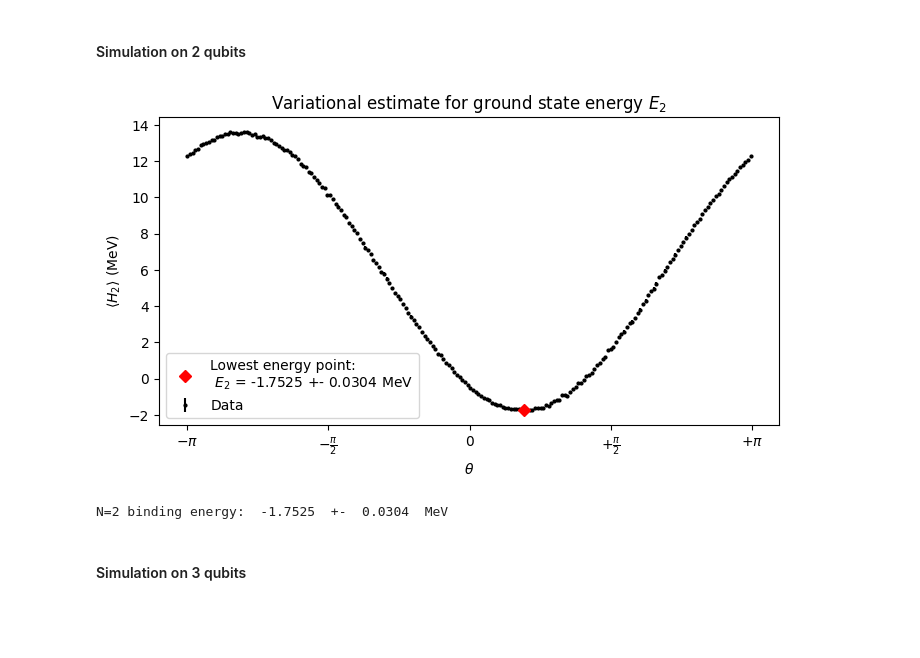
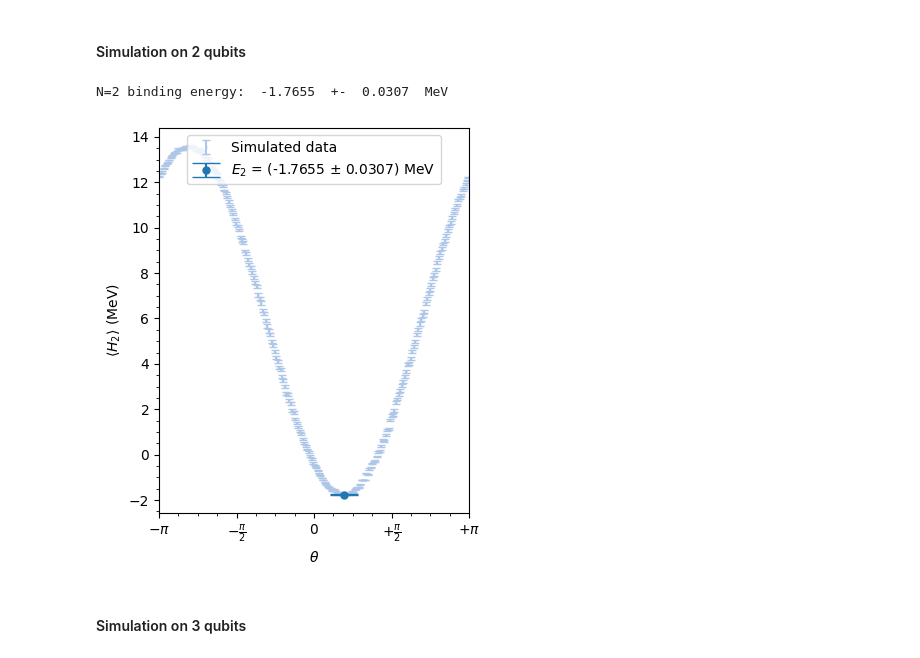
Before and after one commit to diegoscantam/2qubits, a Jupyter notebook: deuteron.ipynb, the cells around one changed output. Saved outputs shown, nothing was run; the diff lists cells and outputs as text; code cells hidden in the pictures; blank space fills up the shorter version.

```diff
--- a/deuteron.ipynb
+++ b/deuteron.ipynb
@@ -327,29 +336,24 @@ for kk in range(0, len(theta)):
     qc2_ZZ = qc2.compose(qc_meas_ZZ)
     qc2_YY = qc2.compose(qc_meas_YY)
     qc2_XX = qc2.compose(qc_meas_XX)
-    qc2_Bell = qc2.compose(qc_meas_Bell)
 
     # Transpile for simulator
     comp_qc2_ZZ = transpile(qc2_ZZ, simulator)
     comp_qc2_YY = transpile(qc2_YY, simulator)
     comp_qc2_XX = transpile(qc2_XX, simulator)
-    comp_qc2_Bell = transpile(qc2_Bell, simulator)
     # Run and get counts
-    job_ZZ = simulator.run(comp_qc2_ZZ, shots = shots)#.result()
-    job_YY = simulator.run(comp_qc2_YY, shots = shots)#.result()
-    job_XX = simulator.run(comp_qc2_XX, shots = shots)#.result()
-    job_Bell = simulator.run(comp_qc2_Bell, shots = shots)#.result()
+    job_ZZ = simulator.run(comp_qc2_ZZ, shots = shots)
+    job_YY = simulator.run(comp_qc2_YY, shots = shots)
+    job_XX = simulator.run(comp_qc2_XX, shots = shots)
 
     counts_ZZ =   job_ZZ.result().get_counts(comp_qc2_ZZ)
     counts_YY =   job_YY.result().get_counts(comp_qc2_YY)
     counts_XX =   job_XX.result().get_counts(comp_qc2_XX)
-    counts_Bell = job_Bell.result().get_counts(comp_qc2_Bell)
 
     # Check keys
     check_counts_2(counts_ZZ)
     check_counts_2(counts_YY)
     check_counts_2(counts_XX)
-    check_counts_2(counts_Bell)
 
     # Calculate expectation values
     exp_IZ = (counts_ZZ['10'] + counts_ZZ['00'] - counts_ZZ['11'] - counts_ZZ['01'])/shots
@@ -357,45 +361,47 @@ for kk in range(0, len(theta)):
     exp_XX = (counts_XX['00'] + counts_XX['11'] - counts_XX['01'] - counts_XX['10'])/shots
     exp_YY = (counts_YY['00'] + counts_YY['11'] - counts_YY['01'] - counts_YY['10'])/shots
     exp_ZZ = (counts_ZZ['00'] + counts_ZZ['11'] - counts_ZZ['01'] - counts_ZZ['10'])/shots
-    exp_XX_YY = counts_Bell['10']/shots
 
     exp_val_2[kk] = 0.218291*exp_IZ - 6.125*exp_ZI + 5.906709 -2.143304*(exp_XX + exp_YY)
 
     # Calculate variance as <H^2> -<H>^2
     var_counts = 5.906709**2 + 2*5.906709*0.218291*exp_IZ +\
                     (-2)*5.906709*6.125*exp_ZI -2*2.143304*5.906709*(exp_XX + exp_YY) +\
                     0.218291**2 - 2*0.218291*6.125*exp_ZZ + 6.125**2 + 2*(2.143304**2) - exp_val_2[kk]*exp_val_2[kk]
     std_counts = np.sqrt(np.abs(var_counts))
     dexp_val_2[kk]= std_counts/np.sqrt(shots)
 
 # Lowest trial energy for <H_2>
 E_2 = exp_val_2.min()
 dE_2= dexp_val_2[np.where(exp_val_2 == E_2)][0].astype(E_2)
+print('N=2 binding energy: ', round(E_2,4), ' +- ', round(dE_2,4), ' MeV')
 
 # Plot of energy as a function of theta  <H_2>(theta)
 # Plot style options
-w = 8
-h = 4
+cmap = plt.get_cmap('tab20')
+w = 4
+h = 5
 fontsize = 12
-lbl = 'Lowest energy point:\n $E_2$ = ' + str(round(E_2,4)) + ' +- ' + str(round(dE_2,4)) + ' MeV'
+lbl = '$E_2$ = (' + str(round(E_2,4)) + ' $\pm$ ' + str(round(dE_2,4)) + ') MeV'
 fig = plt.figure(figsize=(w,h))
 ax = fig.add_subplot(111)
-ax.errorbar(theta, exp_val_2, yerr = dexp_val_2, color = 'black', fmt="o", ms=2, label = 'Data')
-plt.plot(theta[np.where(exp_val_2 == E_2)[0]], E_2,'D', zorder = 3,  color = 'red', label = lbl )
+ax.errorbar(theta, exp_val_2, yerr = dexp_val_2, color = cmap(1), fmt="o", ms=0.5, capsize = 3, label = 'Simulated data')
+ax.errorbar(theta[np.where(exp_val_2 == E_2)[0]], E_2, yerr = dE_2, color = cmap(0), fmt="o",zorder=5, ms=5, capsize = 10, label = lbl)
+#plt.plot(theta[np.where(exp_val_2 == E_2)[0]], E_2,'D', zorder = 3, ms=5,  color = cmap(0), label = lbl )
 unit = 0.5
 x_tick = np.arange(-1, +1 + unit, unit)
 x_label = [r'$-\pi $', r'$-\frac{\pi}{2}$', r'$0$', r'$+\frac{\pi}{2}$', r'$+\pi$']
+ax.set_xlim(theta.min(), theta.max())
 ax.set_xticks(x_tick * pi)
 ax.set_xticklabels(x_label, fontsize=10)
-plt.legend()
+ax.minorticks_on()
+plt.legend(loc='upper center')
 plt.xlabel("$\\theta$")
 plt.ylabel("$\\langle H_2 \\rangle$ (MeV)")
-plt.title('Variational estimate for ground state energy $E_2$')
 plt.show()
-print('N=2 binding energy: ', round(E_2,4), ' +- ', round(dE_2,4), ' MeV')
 # %% [output]
+N=2 binding energy:  -1.7655  +-  0.0307  MeV
-[figure, old version]
+[figure, new version]
-N=2 binding energy:  -1.7525  +-  0.0304  MeV
 # %% [markdown]
 #### Simulation on 3 qubits
 # %%
```
Also changed, not shown: parts of 5 cells of this notebook.
